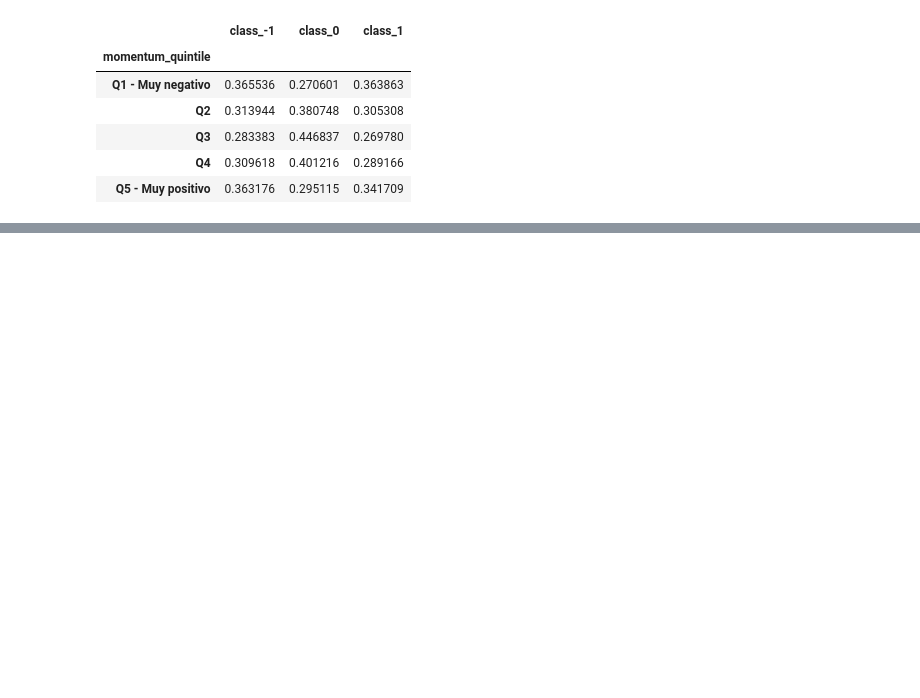
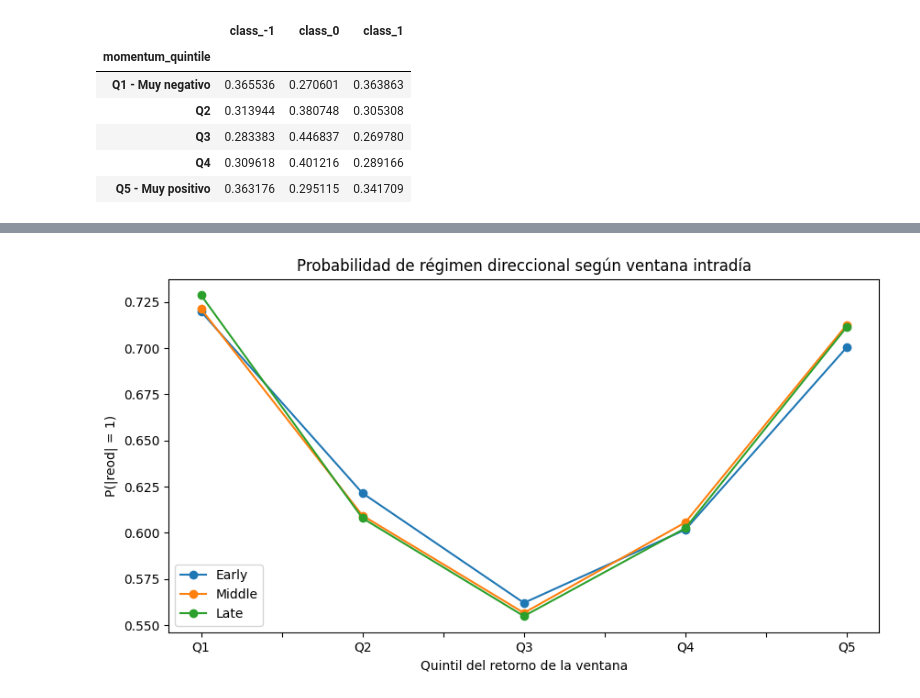
Before and after one commit to ADRIANVM117/data-science-portfolio, a Jupyter notebook: EXAMEN_DL_BOURBAKI/notebooks/01_eda_and_signal_hypotheses.ipynb, the cells around one changed output, grey strips where cells are left out. Saved outputs shown, nothing was run; the diff lists cells and outputs as text; code cells hidden in the pictures; blank space fills up the shorter version.

```diff
--- a/EXAMEN_DL_BOURBAKI/notebooks/01_eda_and_signal_hypotheses.ipynb
+++ b/EXAMEN_DL_BOURBAKI/notebooks/01_eda_and_signal_hypotheses.ipynb
@@ -142,0 +260,11 @@ plt.show()
+# %%
+early_cols = [f"r{i}" for i in range(0, 18)]
+middle_cols = [f"r{i}" for i in range(18, 36)]
+late_cols = [f"r{i}" for i in range(36, 53)]
+
+def compounded_return_bps(df, cols):
+    return ((1 + df[cols] / 10_000).prod(axis=1) - 1) * 10_000
+complete["return_early"] = compounded_return_bps(complete, early_cols)
+complete["return_middle"] = compounded_return_bps(complete, middle_cols)
+complete["return_late"] = compounded_return_bps(complete, late_cols)
+complete[["return_early", "return_middle", "return_late"]].describe()
@@ -142,0 +308,13 @@ plt.show()
+# %%
+complete["directional"] = (complete["reod"].abs() == 1).astype(int)
+# para cada ventana construimos quintiles:
+window_names = ["return_early","return_middle","return_late"]
+directional_results = {}
+for col in window_names:
+    q_col = f"{col}_quintile"
+    complete[q_col] = pd.qcut(complete[col],q=5,labels=["Q1", "Q2", "Q3", "Q4", "Q5"])
+    directional_results[col] = (complete.groupby(q_col, observed=True)["directional"].mean())
+
+directional_by_window = pd.DataFrame(directional_results)
+
+directional_by_window
@@ -142,0 +328,9 @@ plt.show()
+# %%
+directional_by_window.plot(figsize=(10, 5),marker="o")
+plt.title("Probabilidad de régimen direccional según ventana intradía")
+plt.xlabel("Quintil del retorno de la ventana")
+plt.ylabel("P(|reod| = 1)")
+plt.legend(["Early", "Middle", "Late"])
+plt.show()
+# %% [output]
+[figure, added]
```
Also changed, not shown: parts of 55 cells of this notebook.
